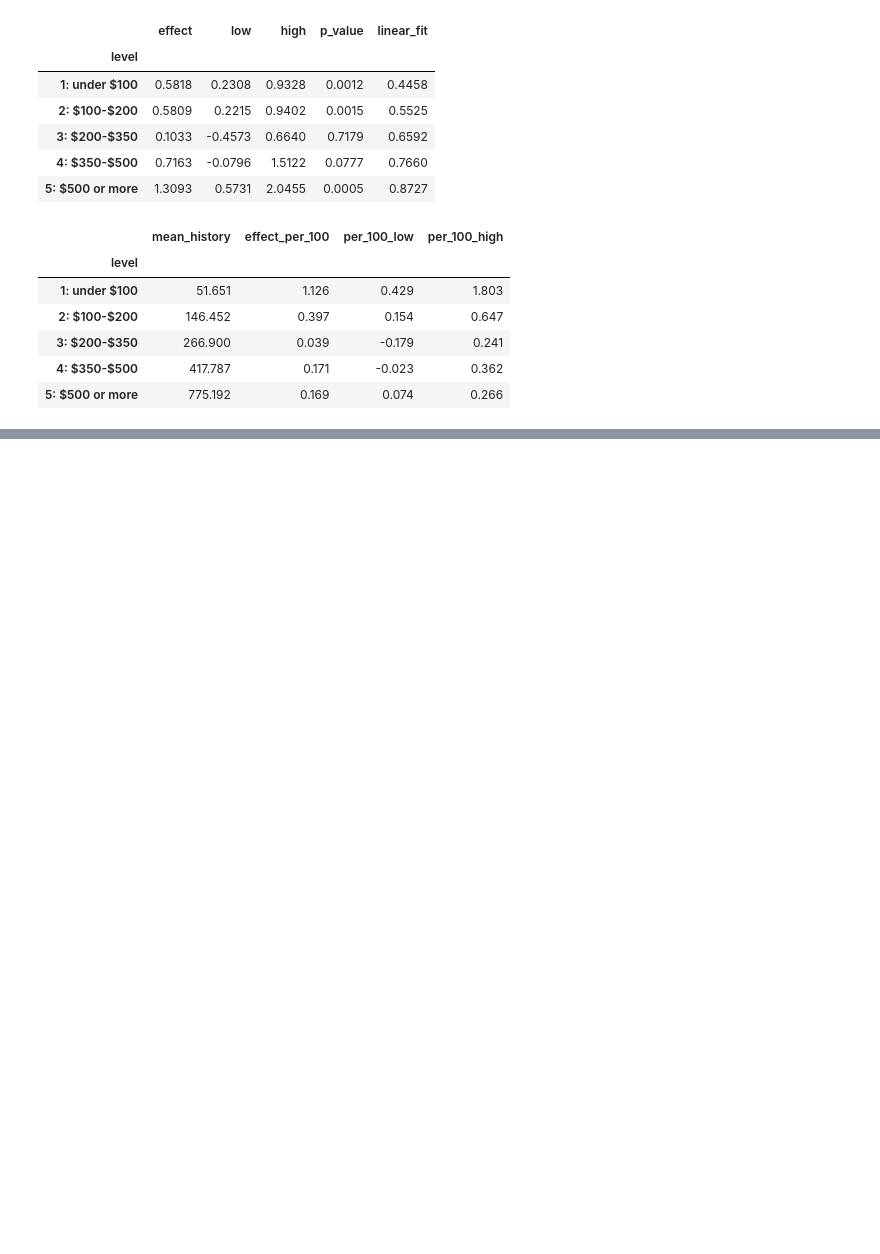
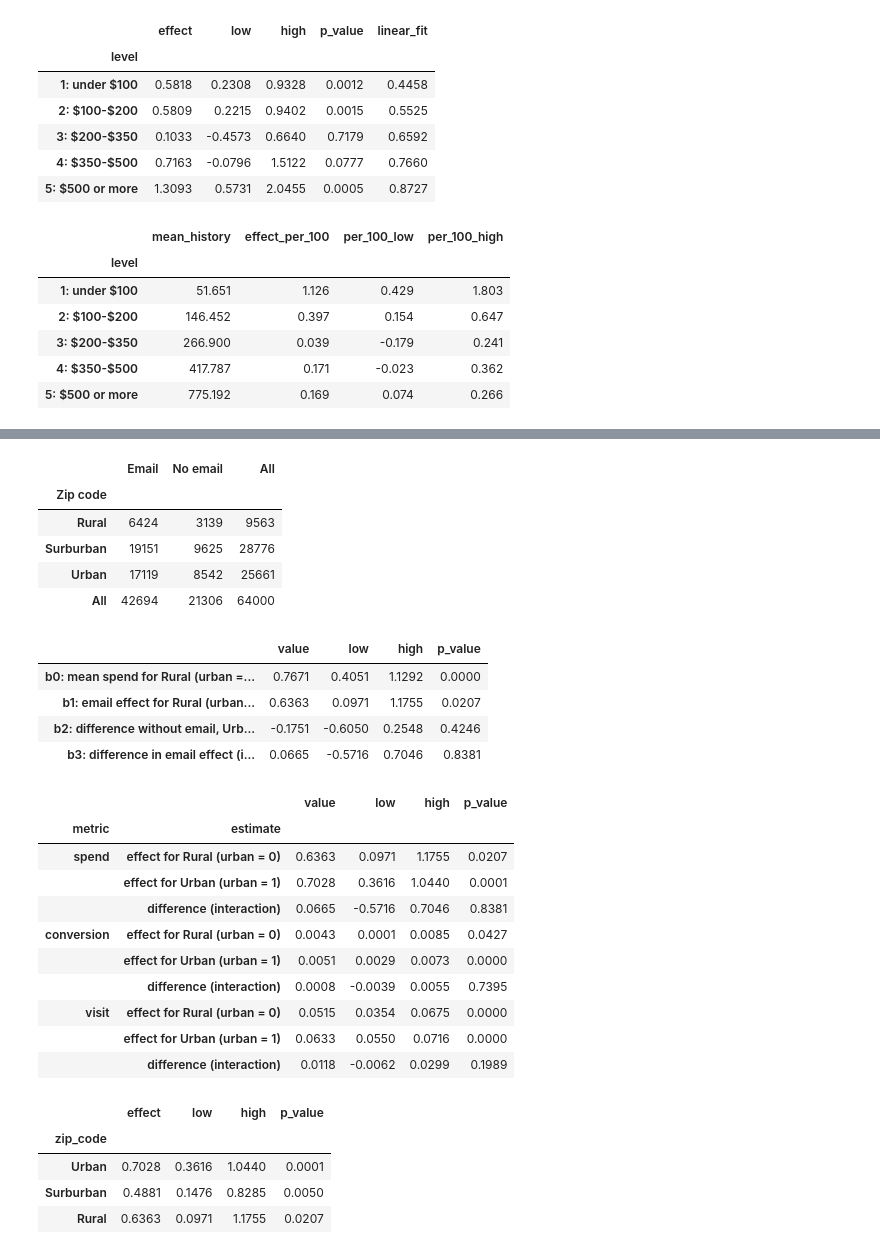
Before and after one commit to flora29058486/email-campaign-targeting, a Jupyter notebook: notebooks/02_01_segment_effects.ipynb, the cells around one changed output, grey strips where cells are left out. Drawn from its saved outputs; the diff is of its cells as text; code cells hidden in the pictures; blank space fills up the shorter version.

```diff
--- a/notebooks/02_01_segment_effects.ipynb
+++ b/notebooks/02_01_segment_effects.ipynb
@@ -393,0 +400,48 @@ by_level[["mean_history", "effect_per_100", "per_100_low", "per_100_high"]].roun
+# %%
+urban_data = df[df["zip_code"] != "Surburban"].assign(urban=lambda frame: (frame["zip_code"] == "Urban").astype(int))
+H5_LABELS = {0: "Rural (urban = 0)", 1: "Urban (urban = 1)"}
+
+counts = pd.crosstab(df["zip_code"], df["email"].map({0: "No email", 1: "Email"}), margins=True)
+counts.index.name, counts.columns.name = "Zip code", None
+display(counts)
+
+display(raw_coefficients(urban_data, "email", "urban", H5_LABELS).round(4))
+
+h5 = interaction_test(urban_data, "email", "urban", H5_LABELS)
+display(h5.round(4))
+
+# Descriptive: the email effect within each zip code, Suburban included.
+rows = []
+for zone in ["Urban", "Surburban", "Rural"]:
+    fit = smf.ols("spend ~ email", df[df["zip_code"] == zone]).fit(cov_type="HC3")
+    low, high = fit.conf_int().loc["email"]
+    rows.append({"zip_code": zone, "effect": fit.params["email"], "low": low, "high": high, "p_value": fit.pvalues["email"]})
+pd.DataFrame(rows).set_index("zip_code").round(4)
+# %% [output]
+|  | Email | No email | All |
+| Zip code |  |  |  |
+| Rural | 6424 | 3139 | 9563 |
+| Surburban | 19151 | 9625 | 28776 |
+| Urban | 17119 | 8542 | 25661 |
+| All | 42694 | 21306 | 64000 |
+|  | value | low | high | p_value |
+| b0: mean spend for Rural (urban =... | 0.7671 | 0.4051 | 1.1292 | 0.0000 |
+| b1: email effect for Rural (urban... | 0.6363 | 0.0971 | 1.1755 | 0.0207 |
+| b2: difference without email, Urb... | -0.1751 | -0.6050 | 0.2548 | 0.4246 |
+| b3: difference in email effect (i... | 0.0665 | -0.5716 | 0.7046 | 0.8381 |
+|  |  | value | low | high | p_value |
+| metric | estimate |  |  |  |  |
+| spend | effect for Rural (urban = 0) | 0.6363 | 0.0971 | 1.1755 | 0.0207 |
+|  | effect for Urban (urban = 1) | 0.7028 | 0.3616 | 1.0440 | 0.0001 |
+|  | difference (interaction) | 0.0665 | -0.5716 | 0.7046 | 0.8381 |
+| conversion | effect for Rural (urban = 0) | 0.0043 | 0.0001 | 0.0085 | 0.0427 |
+|  | effect for Urban (urban = 1) | 0.0051 | 0.0029 | 0.0073 | 0.0000 |
+|  | difference (interaction) | 0.0008 | -0.0039 | 0.0055 | 0.7395 |
+| visit | effect for Rural (urban = 0) | 0.0515 | 0.0354 | 0.0675 | 0.0000 |
+|  | effect for Urban (urban = 1) | 0.0633 | 0.0550 | 0.0716 | 0.0000 |
+|  | difference (interaction) | 0.0118 | -0.0062 | 0.0299 | 0.1989 |
+|  | effect | low | high | p_value |
+| zip_code |  |  |  |  |
+| Urban | 0.7028 | 0.3616 | 1.0440 | 0.0001 |
+| Surburban | 0.4881 | 0.1476 | 0.8285 | 0.0050 |
+| Rural | 0.6363 | 0.0971 | 1.1755 | 0.0207 |
```
Also changed, not shown: parts of 7 cells of this notebook, 2 other files.
